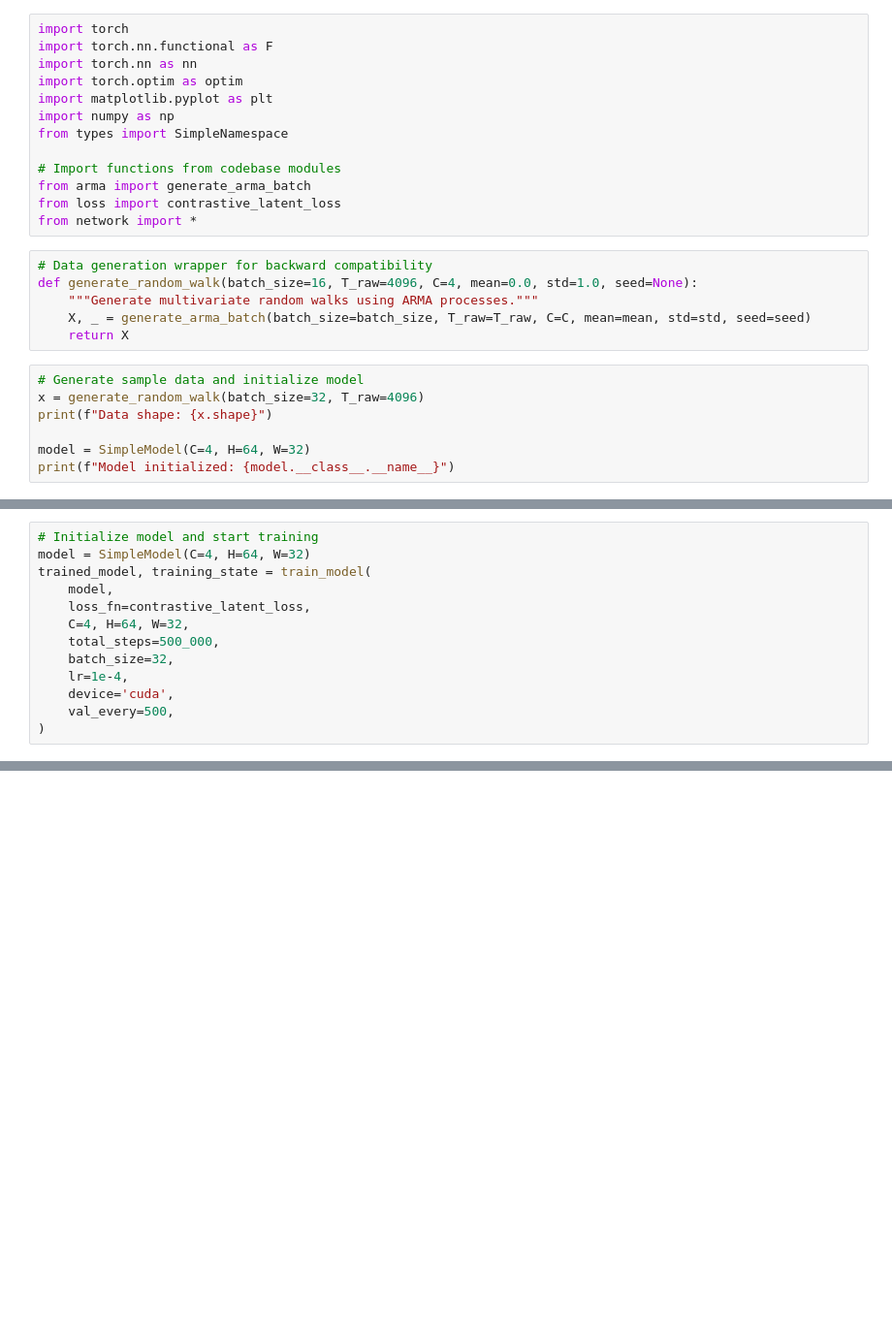
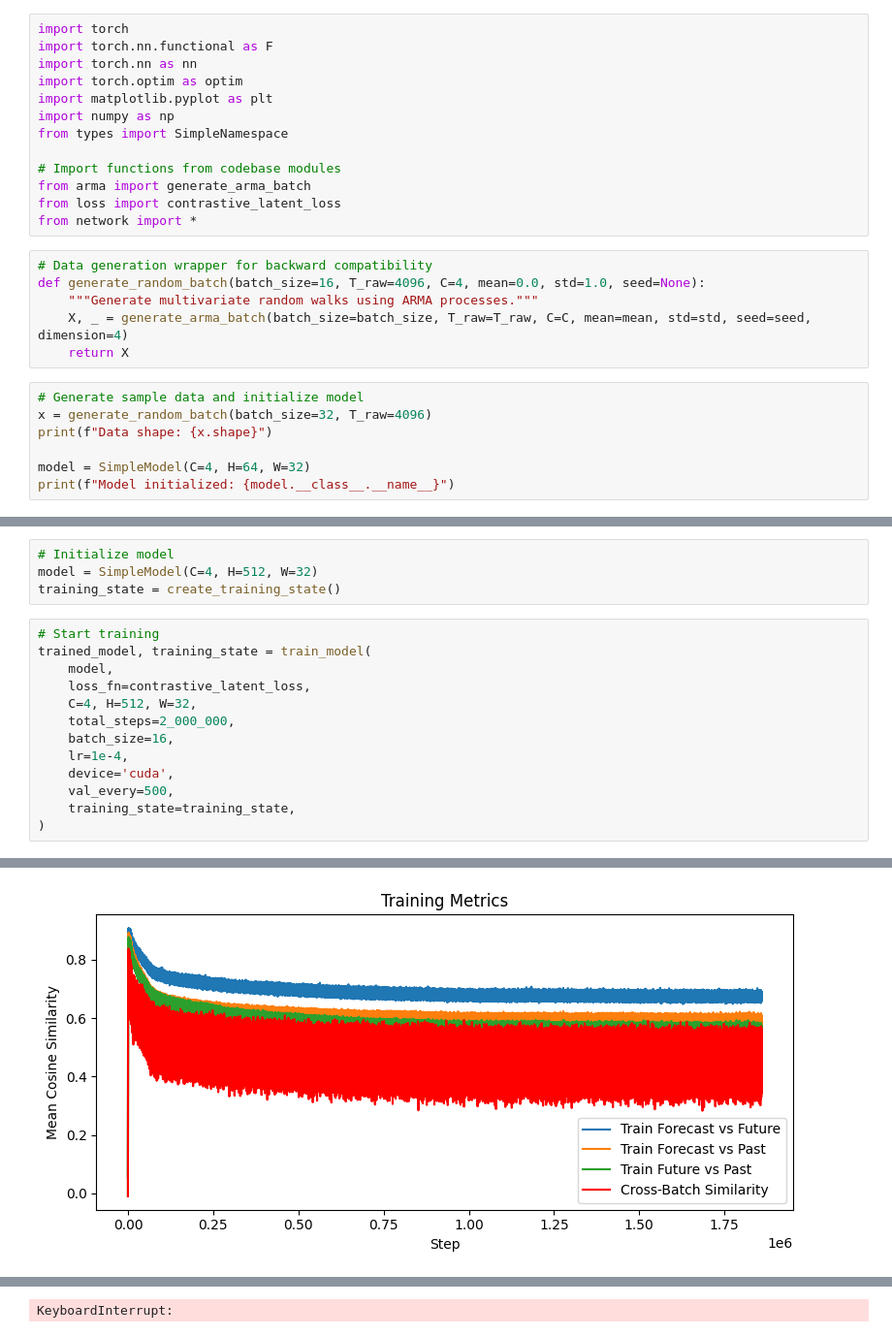
Before and after one commit to jeremycochoy/contrastive-forecasting, a Jupyter notebook: forecast_arma.ipynb, the cells around one changed output, grey strips where cells are left out. Shown: that part at 97% size. Saved outputs shown, nothing was run; the diff lists cells and outputs as text; blank space fills up the shorter version.

```diff
--- a/forecast_arma.ipynb
+++ b/forecast_arma.ipynb
@@ -13,13 +13,13 @@ from loss import contrastive_latent_loss
 from network import *
 # %%
 # Data generation wrapper for backward compatibility
-def generate_random_walk(batch_size=16, T_raw=4096, C=4, mean=0.0, std=1.0, seed=None):
+def generate_random_batch(batch_size=16, T_raw=4096, C=4, mean=0.0, std=1.0, seed=None):
     """Generate multivariate random walks using ARMA processes."""
-    X, _ = generate_arma_batch(batch_size=batch_size, T_raw=T_raw, C=C, mean=mean, std=std, seed=seed)
+    X, _ = generate_arma_batch(batch_size=batch_size, T_raw=T_raw, C=C, mean=mean, std=std, seed=seed, dimension=4)
     return X
 # %%
 # Generate sample data and initialize model
-x = generate_random_walk(batch_size=32, T_raw=4096)
+x = generate_random_batch(batch_size=32, T_raw=4096)
 print(f"Data shape: {x.shape}")
 
 model = SimpleModel(C=4, H=64, W=32)
@@ -246,16 +278,21 @@ def train_model(model, loss_fn, C, H, W, total_steps=500, batch_size=8,
     plot_validation_curves(training_state)
 
     return model, training_state
+# %%
+# Initialize model
+model = SimpleModel(C=4, H=512, W=32)
+training_state = create_training_state()
 # %%
-# Initialize model and start training
-model = SimpleModel(C=4, H=64, W=32)
+# Start training
 trained_model, training_state = train_model(
     model,
     loss_fn=contrastive_latent_loss,
-    C=4, H=64, W=32,
-    total_steps=500_000,
-    batch_size=32,
+    C=4, H=512, W=32,
+    total_steps=2_000_000,
+    batch_size=16,
     lr=1e-4,
     device='cuda',
     val_every=500,
+    training_state=training_state,
 )
+# %% [output]
@@ -261,0 +316 @@ trained_model, training_state = train_model(
+[figure, added]
@@ -261,0 +335 @@ trained_model, training_state = train_model(
+KeyboardInterrupt:
```
Also changed, not shown: parts of 9 cells of this notebook, 3 other files.
